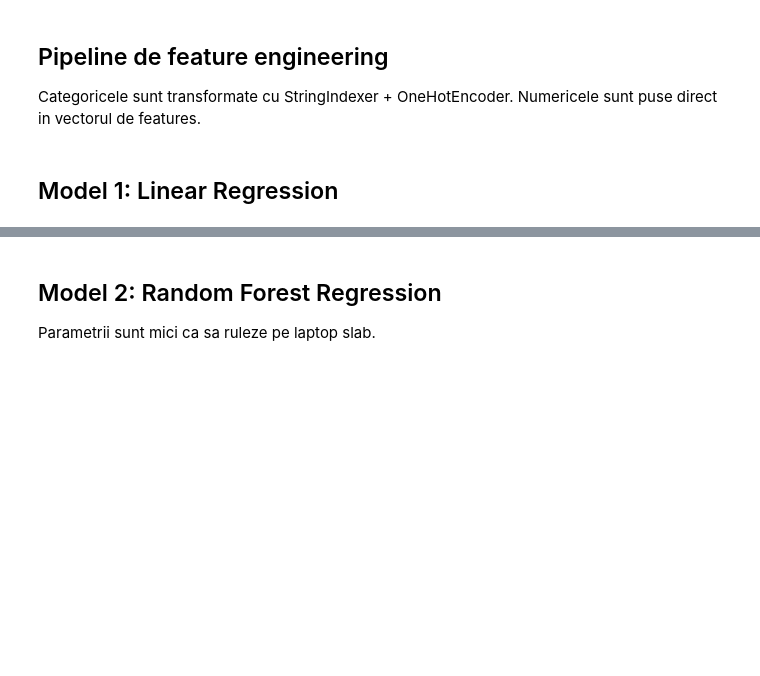
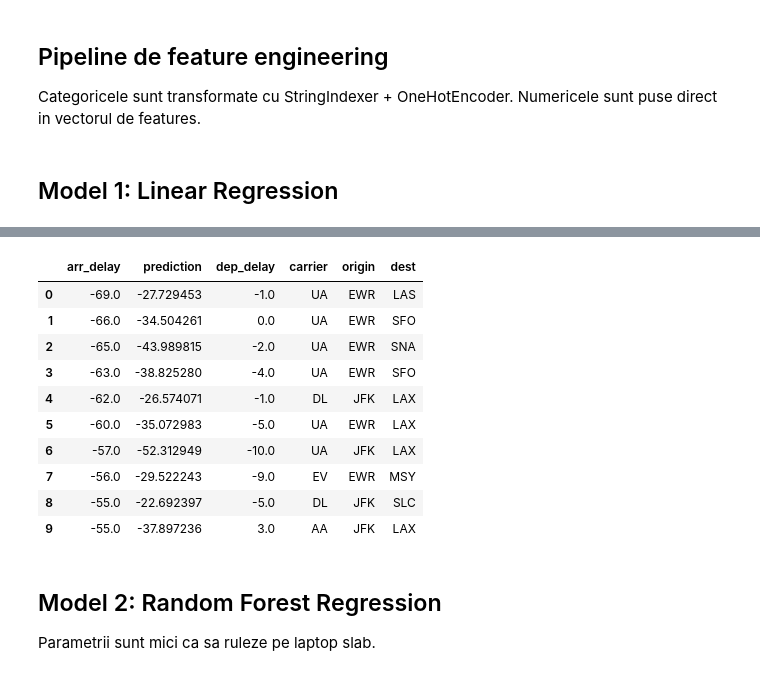
Before and after one commit to Alexandru-Zosin/proiect_hadoop_spark, a Jupyter notebook: notebooks/04_ml_models.ipynb, the cells around one changed output, grey strips where cells are left out. Cells and saved outputs as stored; diff of their text form; code cells hidden in the pictures; blank space fills up the shorter version.

```diff
--- a/notebooks/04_ml_models.ipynb
+++ b/notebooks/04_ml_models.ipynb
@@ -94,4 +120,8 @@ lr = LinearRegression(
 lr_pipeline = Pipeline(stages=indexers + encoders + [assembler, lr])
 lr_model = lr_pipeline.fit(train_df)
 lr_pred = lr_model.transform(test_df).cache()
-lr_pred.select("arr_delay", "prediction", "dep_delay", "carrier", "origin", "dest").show(10, truncate=False)
+lr_pred.select(
+    "arr_delay", "prediction", "dep_delay",
+    "carrier", "origin", "dest"
+).limit(10).toPandas()
+# %% [output]
@@ -98,3 +131,14 @@ lr_pred.select("arr_delay", "prediction", "dep_delay", "carrier", "origin", "des
+|  | arr_delay | prediction | dep_delay | carrier | origin | dest |
+| 0 | -69.0 | -27.729453 | -1.0 | UA | EWR | LAS |
+| 1 | -66.0 | -34.504261 | 0.0 | UA | EWR | SFO |
+| 2 | -65.0 | -43.989815 | -2.0 | UA | EWR | SNA |
+| 3 | -63.0 | -38.825280 | -4.0 | UA | EWR | SFO |
+| 4 | -62.0 | -26.574071 | -1.0 | DL | JFK | LAX |
+| 5 | -60.0 | -35.072983 | -5.0 | UA | EWR | LAX |
+| 6 | -57.0 | -52.312949 | -10.0 | UA | JFK | LAX |
+| 7 | -56.0 | -29.522243 | -9.0 | EV | EWR | MSY |
+| 8 | -55.0 | -22.692397 | -5.0 | DL | JFK | SLC |
+| 9 | -55.0 | -37.897236 | 3.0 | AA | JFK | LAX |
 # %% [markdown]
 ## Model 2: Random Forest Regression
 
```
Also changed, not shown: parts of 9 cells of this notebook, 4 other files.
